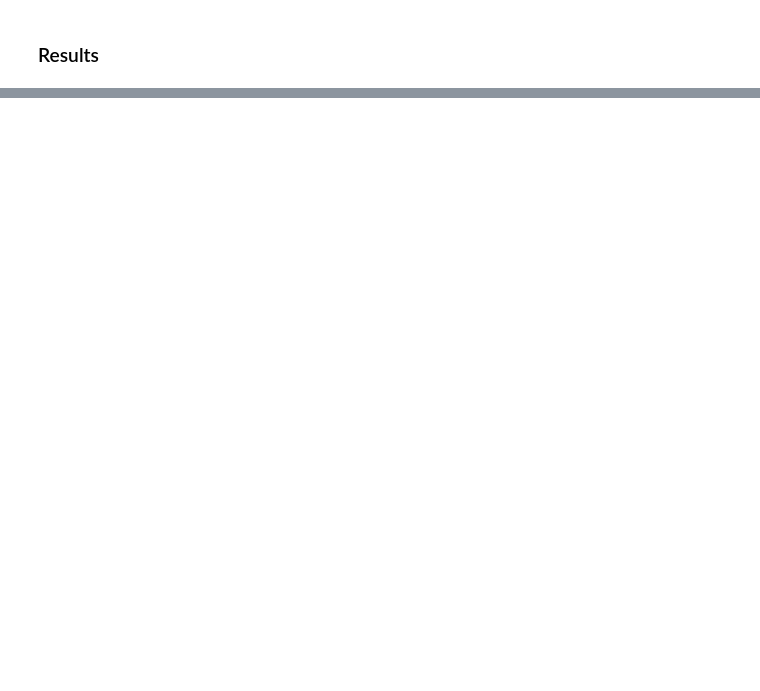
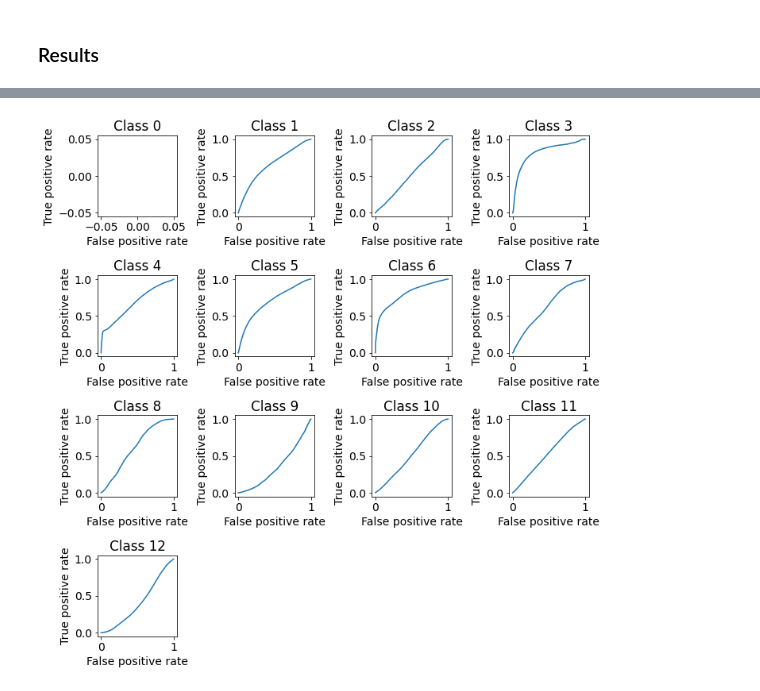
Before and after one commit to Miillya/Geekbrains, a Jupyter notebook: Введение в нейронные сети/Урок 6. Сегментация/hw_06.ipynb, the cells around one changed output, grey strips where cells are left out. Saved outputs shown, nothing was run; the diff lists cells and outputs as text; code cells hidden in the pictures; blank space fills up the shorter version.

```diff
--- a/Введение в нейронные сети/Урок 6. Сегментация/hw_06.ipynb
+++ b/Введение в нейронные сети/Урок 6. Сегментация/hw_06.ipynb
@@ -383,30 +402,32 @@ for imgs, segs in test_gen:
 # %%
 from sklearn.metrics import roc_curve, balanced_accuracy_score
-test_gen = Generate('./cityscapes_data/val', batch_size=200)
+test_gen = Generate('/content/drive/MyDrive/Colab Notebooks/my_projects/cityscapes_data/val', batch_size=200)
 max_show=20
 
 bass = []
 
 for imgs, segs in test_gen:
     p = model.predict(imgs)
 
-    plot.figure(figsize=(10, 10))
+    plt.figure(figsize=(10, 10))
     for i in range(p.shape[-1]):
         fpr, tpr, _ = roc_curve(segs[:,:,:,i].ravel(), p[:,:,:,i].ravel())
 
         _p = np.round(p[:,:,:,i].ravel()).astype(np.int32)
         bas = balanced_accuracy_score(segs[:,:,:,i].ravel(), _p)
 
         bass.append(bas)
 
-        plot.subplot(4,4,i+1)
-        plot.plot(fpr, tpr)
-        plot.title('Class '+str(i))
-        plot.xlabel('False positive rate')
-        plot.ylabel('True positive rate')
+        plt.subplot(4,4,i+1)
+        plt.plot(fpr, tpr)
+        plt.title('Class '+str(i))
+        plt.xlabel('False positive rate')
+        plt.ylabel('True positive rate')
 
-    plot.tight_layout()
-    plot.show()
+    plt.tight_layout()
+    plt.show()
 
     break
+# %% [output]
+[figure, added]
 # %%
```
Also changed, not shown: parts of 13 cells of this notebook.
